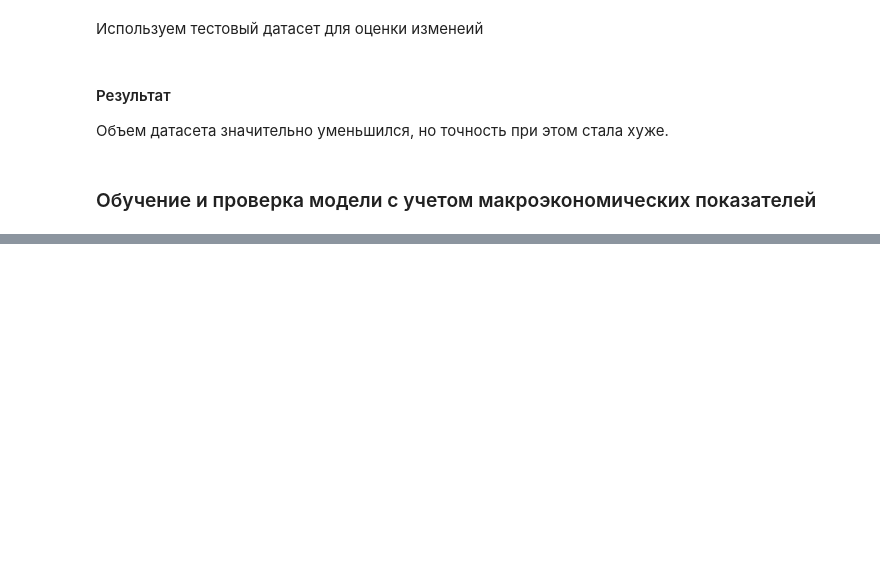
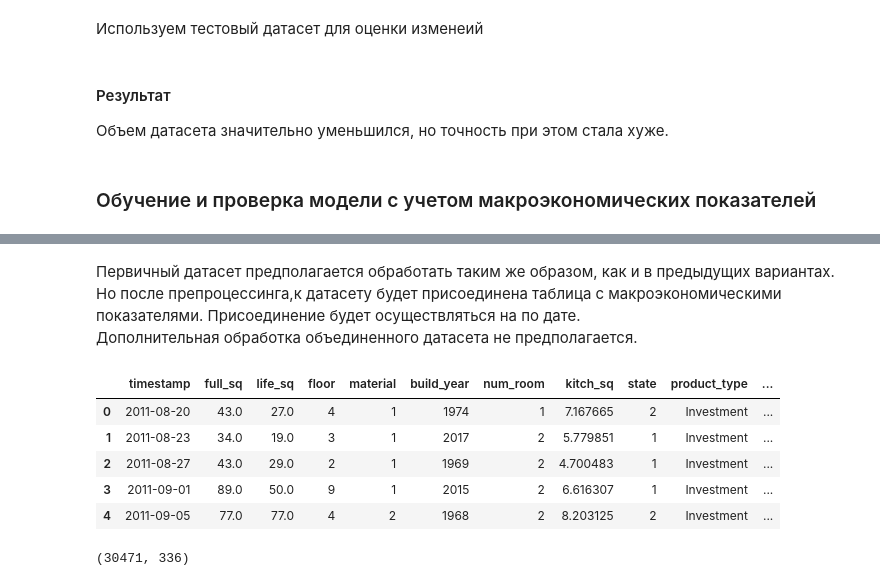
Before and after one commit to fandom170/GB_Final, a Jupyter notebook: refining_of_model_and_dataset.ipynb, the cells around one changed output, grey strips where cells are left out. Saved outputs shown, nothing was run; the diff lists cells and outputs as text; code cells hidden in the pictures; blank space fills up the shorter version.

Commit message:
it looks like final project completed.

```diff
--- a/refining_of_model_and_dataset.ipynb
+++ b/refining_of_model_and_dataset.ipynb
@@ -368,0 +380,2 @@ result.to_csv('submission.csv')
+# %%
+df_macro = pd.read_csv('project_data/attempt_4/train.csv')
@@ -368,0 +391,2 @@ result.to_csv('submission.csv')
+# %%
+macro = pd.read_pickle('macroeconomic.pkl')
@@ -368,0 +402,19 @@ result.to_csv('submission.csv')
+# %% [markdown]
+Первичный датасет предполагается обработать таким же образом, как и в предыдущих вариантах.
+Но после препроцессинга,к датасету будет присоединена таблица с макроэкономическими показателями. Присоединение будет осуществляться на по дате.
+Дополнительная обработка объединенного датасета не предполагается.
+# %%
+X, y = func.process(df_macro, 'train', True)
+# %%
+X_merged = X.merge(macro, how='left',
+                   left_on='timestamp',
+                   right_on='timestamp')
+# %%
+X_merged.head()
+# %% [output]
+|  | timestamp | full_sq | life_sq | floor | material | build_year | num_room | kitch_sq | state | product_type | ... |
+| 0 | 2011-08-20 | 43.0 | 27.0 | 4 | 1 | 1974 | 1 | 7.167665 | 2 | Investment | ... |
+| 1 | 2011-08-23 | 34.0 | 19.0 | 3 | 1 | 2017 | 2 | 5.779851 | 1 | Investment | ... |
+| 2 | 2011-08-27 | 43.0 | 29.0 | 2 | 1 | 1969 | 2 | 4.700483 | 1 | Investment | ... |
+| 3 | 2011-09-01 | 89.0 | 50.0 | 9 | 1 | 2015 | 2 | 6.616307 | 1 | Investment | ... |
+| 4 | 2011-09-05 | 77.0 | 77.0 | 4 | 2 | 1968 | 2 | 8.203125 | 2 | Investment | ... |
@@ -368,0 +435,4 @@ result.to_csv('submission.csv')
+# %%
+X_merged.shape
+# %% [output]
+(30471, 336)
```
Also changed, not shown: parts of 37 cells of this notebook, 2 other files.
